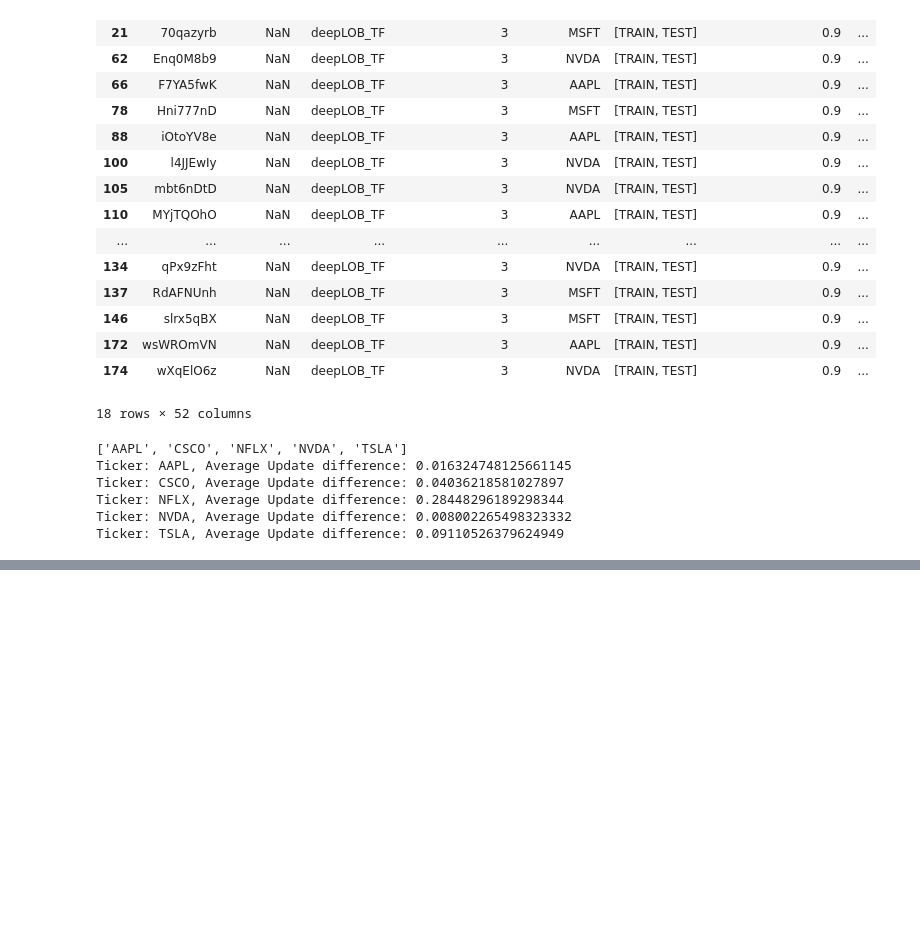
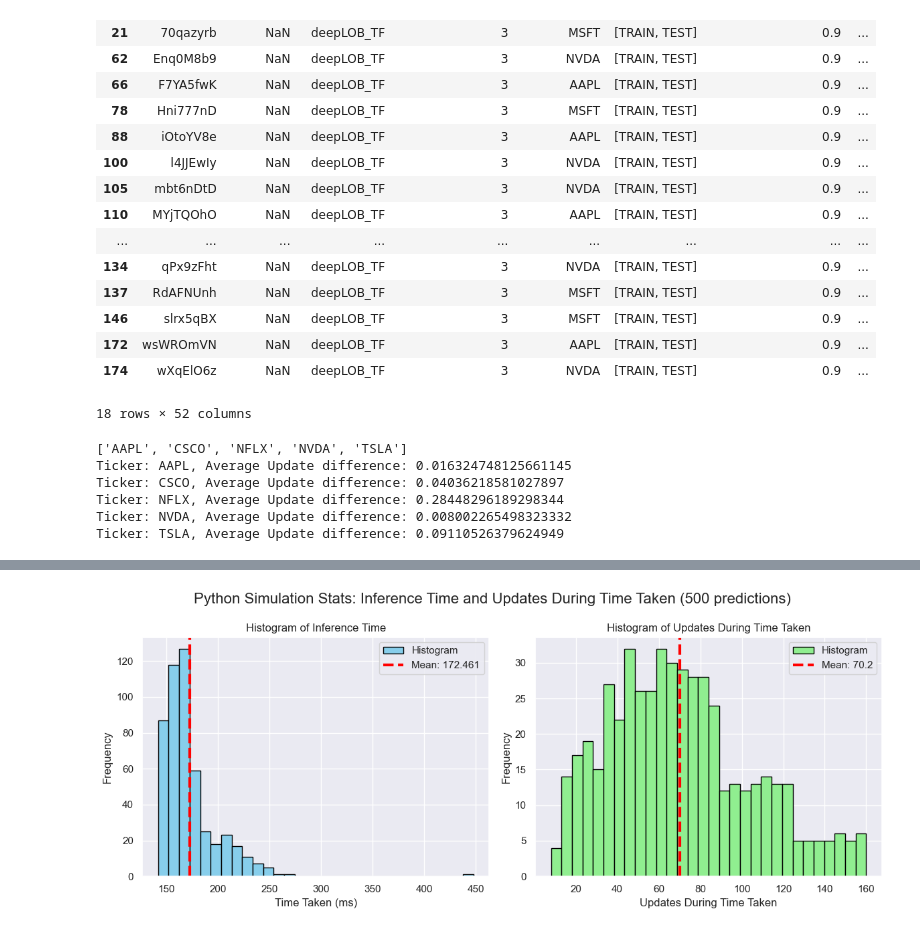
Before and after one commit to benhunt19/deep-lob-project, a Jupyter notebook: src/notebooks/resultsExploration.ipynb, the cells around one changed output, grey strips where cells are left out. Saved outputs shown, nothing was run; the diff lists cells and outputs as text; code cells hidden in the pictures; blank space fills up the shorter version.

```diff
--- a/src/notebooks/resultsExploration.ipynb
+++ b/src/notebooks/resultsExploration.ipynb
@@ -443,0 +478,28 @@ Ticker: TSLA, Average Update difference: 0.09110526379624949
+# %%
+simResults = pl.read_csv(f'{PROJECT_ROOT}/{RESULTS_CSVS}/pythonSimData.csv').to_pandas().head(500)
+fig, axs = plt.subplots(1, 2, figsize=(12, 5))
+sns.set()
+# Histogram for timeTaken
+ms_tt = [tt*1000 for tt in simResults['timeTaken']]
+axs[0].hist(ms_tt, bins=30, color='skyblue', edgecolor='black', label='Histogram')
+mean_time = np.mean(ms_tt)
+axs[0].axvline(mean_time, color='red', linestyle='--', linewidth=3, label=f'Mean: {mean_time:.3f}')
+axs[0].set_title('Histogram of Inference Time')
+axs[0].set_xlabel('Time Taken (ms)')
+axs[0].set_ylabel('Frequency')
+axs[0].legend()
+
+# Histogram for updatesDuringTimeTaken
+axs[1].hist(simResults['updatesDuringTimeTaken'], bins=30, color='lightgreen', edgecolor='black', label='Histogram')
+mean_updates = simResults['updatesDuringTimeTaken'].mean()
+axs[1].axvline(mean_updates, color='red', linestyle='--', linewidth=3, label=f'Mean: {mean_updates:.1f}')
+axs[1].set_title('Histogram of Updates During Time Taken')
+axs[1].set_xlabel('Updates During Time Taken')
+axs[1].set_ylabel('Frequency')
+axs[1].legend()
+
+fig.suptitle(f'Python Simulation Stats: Inference Time and Updates During Time Taken ({len(simResults)} predictions)', fontsize=16)
+plt.tight_layout()
+plt.show()
+# %% [output]
+[figure, added]
```
Also changed, not shown: parts of 8 cells of this notebook, 17 other files.
